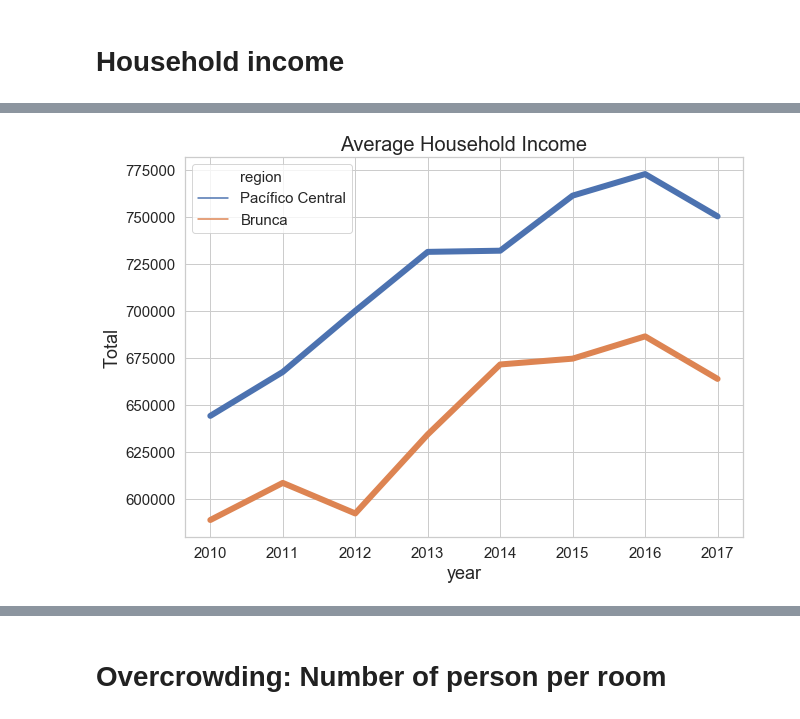
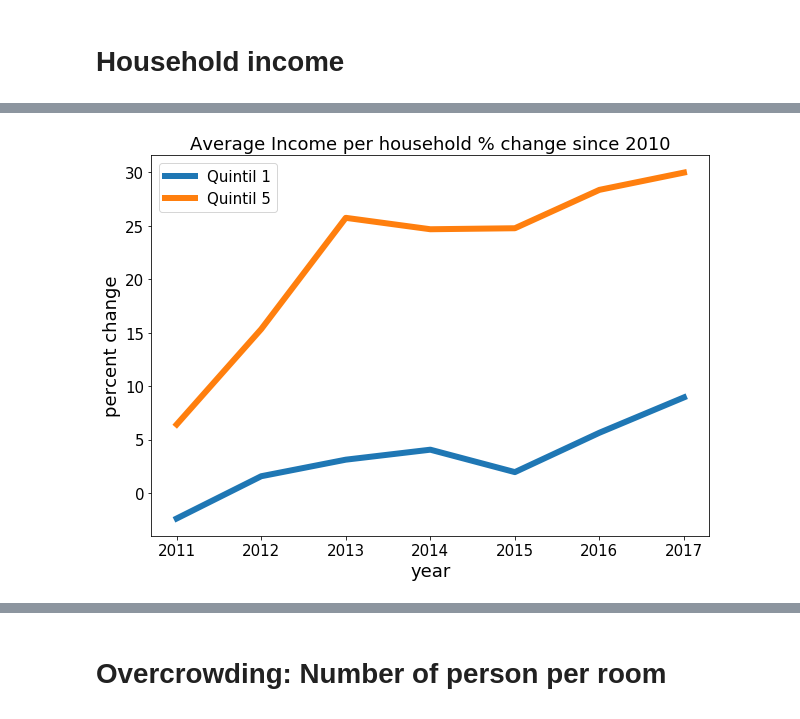
Before and after one commit to zhaomh1998/ece143, a Jupyter notebook: Final_Plots.ipynb, the cells around one changed output, grey strips where cells are left out. Saved outputs shown, nothing was run; the diff lists cells and outputs as text; code cells hidden in the pictures.

```diff
--- a/Final_Plots.ipynb
+++ b/Final_Plots.ipynb
@@ -35,13 +0,0 @@ Start to load data...
-# %%
-# Matplotlib plotting setting
-SMALL_SIZE = 15
-MEDIUM_SIZE = 18
-BIGGER_SIZE = 20
-
-plt.rc('font', size=SMALL_SIZE)          # controls default text sizes
-plt.rc('axes', titlesize=SMALL_SIZE)     # fontsize of the axes title
-plt.rc('axes', labelsize=MEDIUM_SIZE)    # fontsize of the x and y labels
-plt.rc('xtick', labelsize=SMALL_SIZE)    # fontsize of the tick labels
-plt.rc('ytick', labelsize=SMALL_SIZE)    # fontsize of the tick labels
-plt.rc('legend', fontsize=SMALL_SIZE)    # legend fontsize
-plt.rc('figure', titlesize=BIGGER_SIZE)  # fontsize of the figure title
@@ -77,0 +11,4 @@ py.iplot(fig)
+# %%
+# Load plotting script
+import plot
+cr = plot.Plot()
@@ -123,16 +35,4 @@ plt.savefig(os.getcwd() + '/plots/Income percent change quintil.png')
-# %%
-#sns.boxplot(x = 'year', y = 'Total' , data = average_income_household)
-c_average_income_household = average_income_household.copy()
-
-c_average_income_household = c_average_income_household.loc[(c_average_income_household['region'] == 'Pacífico Central')|
-                                                            ((c_average_income_household['region'] == 'Brunca')),:]
-c_average_income_household_person = average_income_household_person.copy()
-c_average_income_household_person = c_average_income_household_person.loc[(c_average_income_household_person['region'] == 'Pacífico Central')|
-                                                            ((c_average_income_household_person['region'] == 'Brunca')),:]
-
-fig, ax = plt.subplots(figsize = (10, 7))
-sns.lineplot(x="year", y="Total", hue="region" ,data = c_average_income_household, ax=ax, lw=6)
-ax.set_title('Average Household Income', fontsize=20)
-plt.savefig(os.getcwd() + '/plots/Avg_Income_Parallel_1.png');
-# %% [output]
-[figure, removed]
+# %%
+cr.plot_avg_income_change_since_2010()
+# %% [output]
+[figure, added]
```
Also changed, not shown: parts of 27 cells of this notebook, 4 other files.
